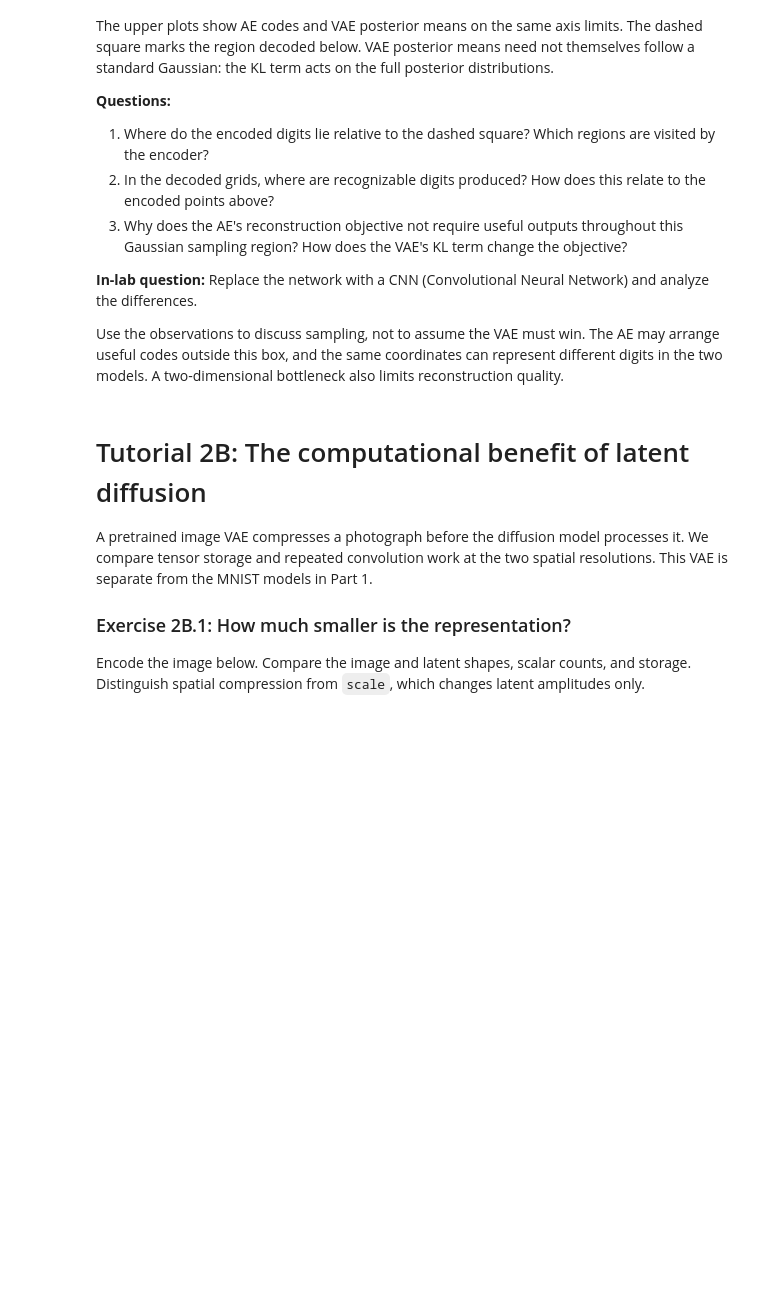
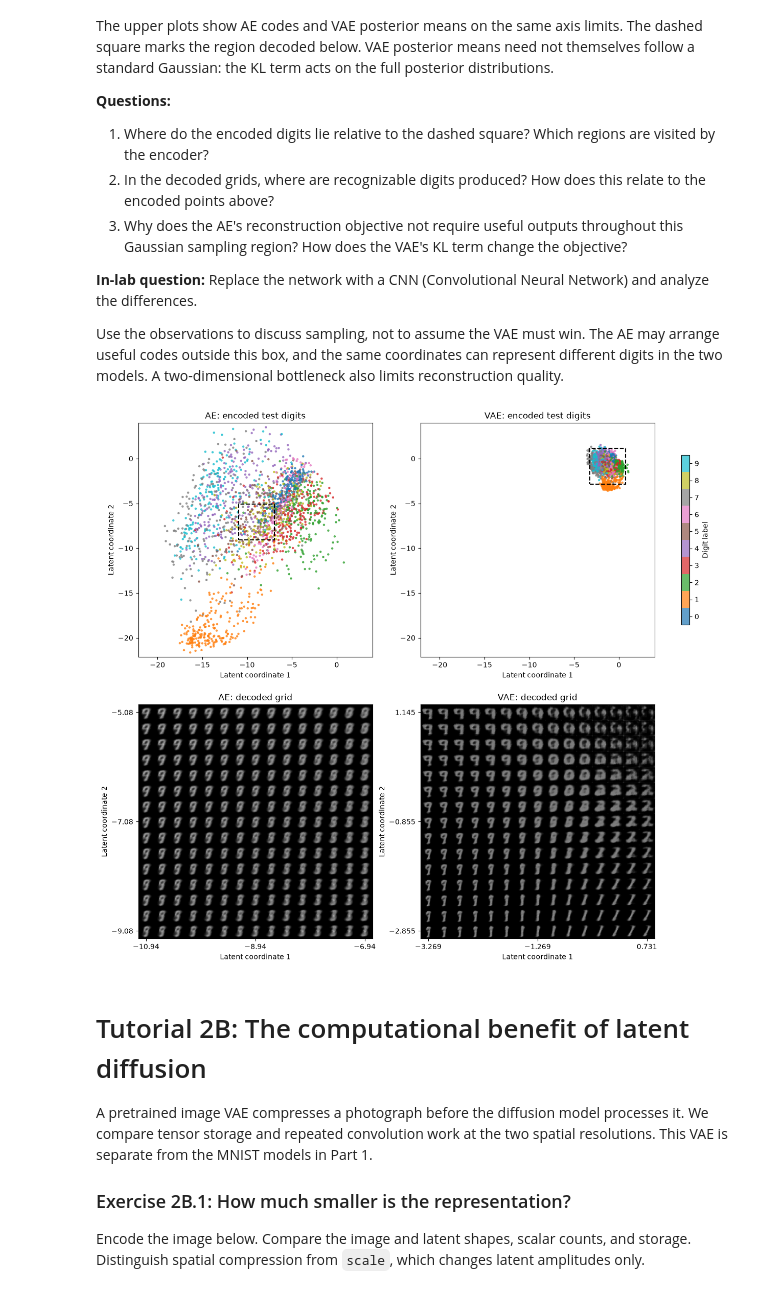
Before and after one commit to lydiaYchen/26MSGAI, a Jupyter notebook: Labs/Lab #2/lab_vae_diffusion_2.ipynb, the cells around one changed output. Drawn from its saved outputs; the diff is of its cells as text; code cells hidden in the pictures; blank space fills up the shorter version.

```diff
--- a/Labs/Lab #2/lab_vae_diffusion_2.ipynb
+++ b/Labs/Lab #2/lab_vae_diffusion_2.ipynb
@@ -162,10 +176,16 @@ encoded = {name: torch.cat(batches) for name, batches in encoded.items()}
 digit_labels = torch.cat(digit_labels)
 
 grid_size = 15
-bounds = {
-    name: (-6, 0, -6, 0) if name.upper() == "AE" else (-3, 3, -3, 3)
-    for name in models
-}
+half_width = 2.0
+
+bounds = {}
+for name, codes in encoded.items():
+    cx, cy = codes.mean(dim=0).tolist()
+    bounds[name] = (
+        cx - half_width, cx + half_width,
+        cy - half_width, cy + half_width,
+    )
+
 grid_images = {}
 
 with torch.no_grad():
@@ -200,33 +220,35 @@ for col, name in enumerate(models):
         (xmin, ymin), xmax - xmin, ymax - ymin,
         fill=False, edgecolor="black", linestyle="--", linewidth=1.5
     ))
     axes[0, col].set(
         xlim=(low, high), ylim=(low, high), aspect="equal",
         title=f"{name}: encoded test digits",
         xlabel="Latent coordinate 1", ylabel="Latent coordinate 2"
     )
 
     # Pad by half a grid step to align coordinates with tile centres.
     half_x = (xmax - xmin) / (2 * (grid_size - 1))
     half_y = (ymax - ymin) / (2 * (grid_size - 1))
     axes[1, col].imshow(
         grid_images[name], cmap="gray", vmin=0, vmax=1,
         extent=(xmin - half_x, xmax + half_x,
                 ymin - half_y, ymax + half_y),
         origin="upper"
     )
     axes[1, col].set(
         title=f"{name}: decoded grid",
         xlabel="Latent coordinate 1", ylabel="Latent coordinate 2"
     )
     axes[1, col].set_xticks([xmin, (xmin + xmax) / 2, xmax])
     axes[1, col].set_yticks([ymin, (ymin + ymax) / 2, ymax])
 
 fig.colorbar(
     points, ax=list(axes[0]), ticks=range(10),
     label="Digit label", shrink=0.7
 )
 plt.show()
+# %% [output]
+[figure, added]
 # %% [markdown]
 # Tutorial 2B: The computational benefit of latent diffusion
 A pretrained image VAE compresses a photograph before the diffusion model processes it. We compare tensor storage and repeated convolution work at the two spatial resolutions. This VAE is separate from the MNIST models in Part 1.
```
Also changed, not shown: parts of 2 cells of this notebook.
